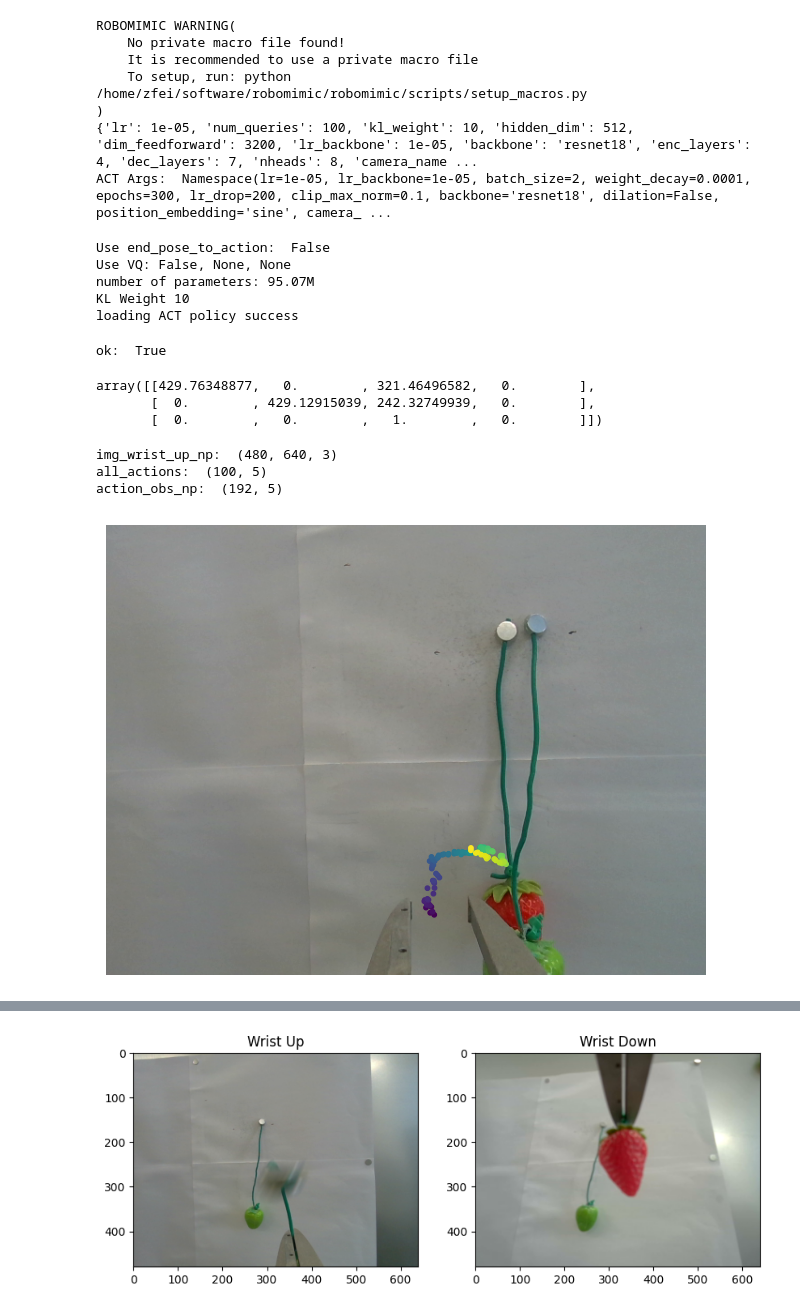
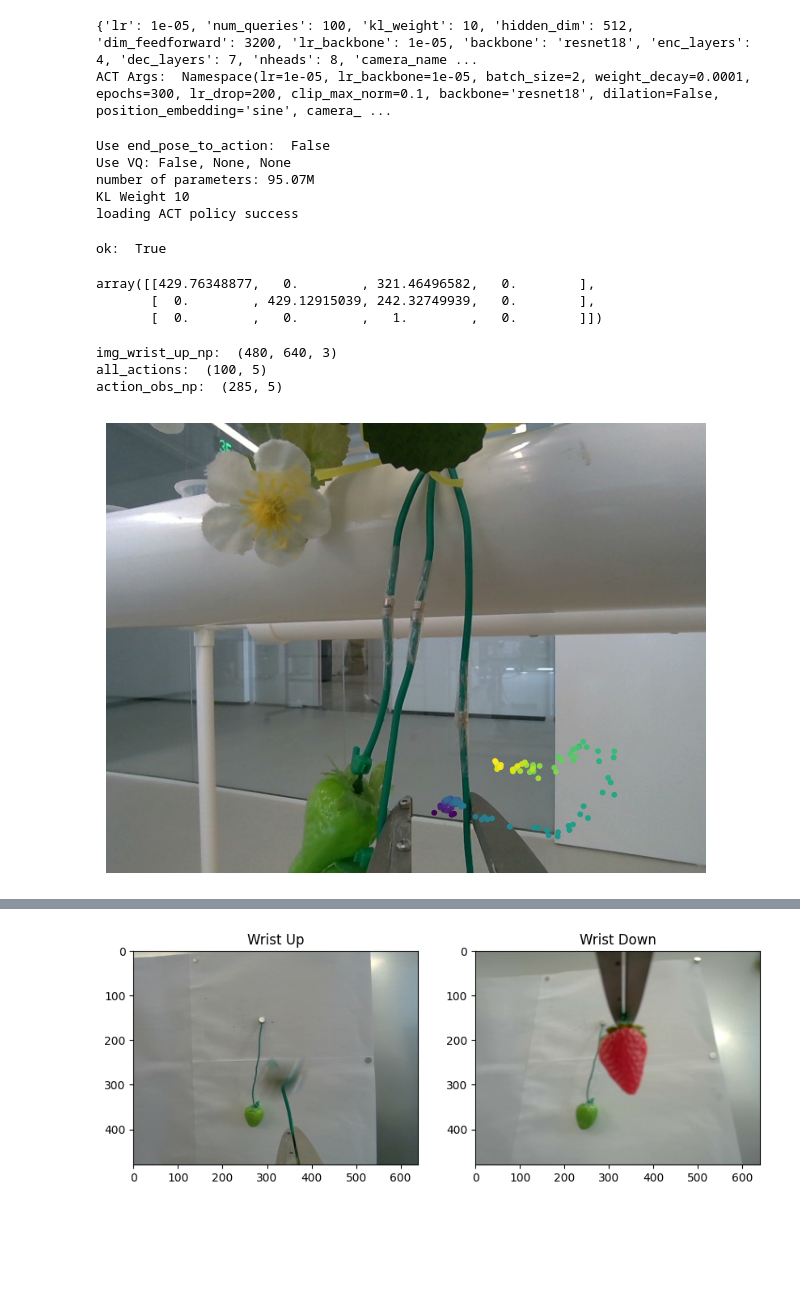
Before and after one commit to AgRoboticsResearch/act-plus-plus, a Jupyter notebook: playground/pangolin/inference_scara_up_down_vis_mag_fruit.ipynb, the cells around one changed output, grey strips where cells are left out. Drawn from its saved outputs; the diff is of its cells as text; code cells hidden in the pictures; blank space fills up the shorter version.

Commit message:
working diffusion policy

```diff
--- a/playground/pangolin/inference_scara_up_down_vis_mag_fruit.ipynb
+++ b/playground/pangolin/inference_scara_up_down_vis_mag_fruit.ipynb
@@ -31,7 +31,7 @@ ckpt_path = "/mnt/data1/act/train_act_scara_mag_fruit_block/mag_fruit_scratch/"
 config_path = ckpt_path + "config.pkl"
 # step = 500000
 # policy_model_path = ckpt_path + "policy_step_%i_seed_0.ckpt"%step
-policy_model_path = ckpt_path + "policy_step_50000_seed_0.ckpt"
+policy_model_path = ckpt_path + "policy_step_190000_seed_0.ckpt"
 
 stats_path = ckpt_path + "dataset_stats.pkl"
 
@@ -55,11 +55,6 @@ post_process_action = lambda a: a * stats["action_std"] + stats["action_mean"]
 
 print("loading ACT policy success")
 # %% [output]
-ROBOMIMIC WARNING(
-    No private macro file found!
-    It is recommended to use a private macro file
-    To setup, run: python /home/zfei/software/robomimic/robomimic/scripts/setup_macros.py
-)
 {'lr': 1e-05, 'num_queries': 100, 'kl_weight': 10, 'hidden_dim': 512, 'dim_feedforward': 3200, 'lr_backbone': 1e-05, 'backbone': 'resnet18', 'enc_layers': 4, 'dec_layers': 7, 'nheads': 8, 'camera_name ...
 ACT Args:  Namespace(lr=1e-05, lr_backbone=1e-05, batch_size=2, weight_decay=0.0001, epochs=300, lr_drop=200, clip_max_norm=0.1, backbone='resnet18', dilation=False, position_embedding='sine', camera_ ...
 Use end_pose_to_action:  False
@@ -108,7 +103,7 @@ array([[429.76348877,   0.        , 321.46496582,   0.        ],
        [  0.        ,   0.        ,   1.        ,   0.        ]])
 # %%
 # h5data_file = "/mnt/data1/act/train_act_scara_pick_onefruit_block/data1/episode_14.hdf5"
-h5data_file = "/mnt/data1/act/act_demo_scara_alldata/2024-04-15_05-06-27-mag-sb-block/episode_37.hdf5"
+h5data_file = "/mnt/data1/act/act_demo_scara_alldata/2024-04-15_05-06-27-mag-sb-block/episode_3.hdf5"
 
 with torch.inference_mode():
     with h5py.File(h5data_file, "r") as root:
@@ -141,7 +136,7 @@ qpos_all = qpos_all[index:]
 # %% [output]
 img_wrist_up_np:  (480, 640, 3)
 all_actions:  (100, 5)
-action_obs_np:  (192, 5)
+action_obs_np:  (285, 5)
 # %%
 image_actions_list = []
 with torch.inference_mode():
@@ -157,16 +152,16 @@ with torch.inference_mode():
             all_actions = all_actions.squeeze(0).cpu().numpy()
             image_actions_list.append([img_wrist_up_np.copy(), all_actions])
 # %%
-img_plot, all_actions = image_actions_list[0]
+img_plot, all_actions = image_actions_list[180]
 actual_actions = post_process_all_actions(all_actions)
 vis_actions = actual_actions # Predicted action
 # vis_actions = action_obs_np # Ground truth action
 # vis_actions = qpos_all # Ground truth qpos
 
 
 rbvis.paint_action_in_image(img_plot, vis_actions, rgb_p, fk_solver, chain, save_path=None)
 # %% [output]
-[figure, old version]
+[figure, new version]
 # %%
 fig, ax = plt.subplots()  # Create a single figure and axis
 plt_fig_ax = [fig, ax]
```
Also changed, not shown: parts of 2 cells of this notebook, 4 other files.
